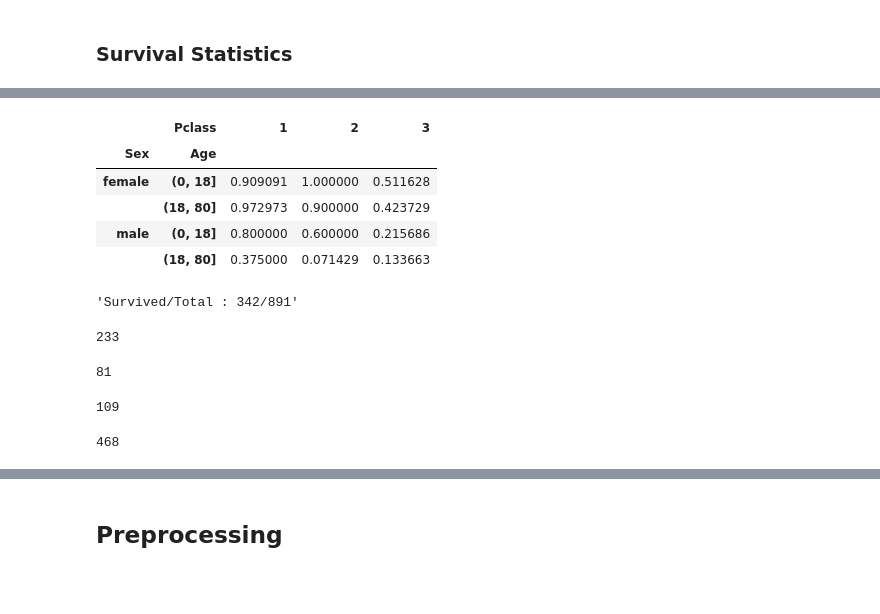
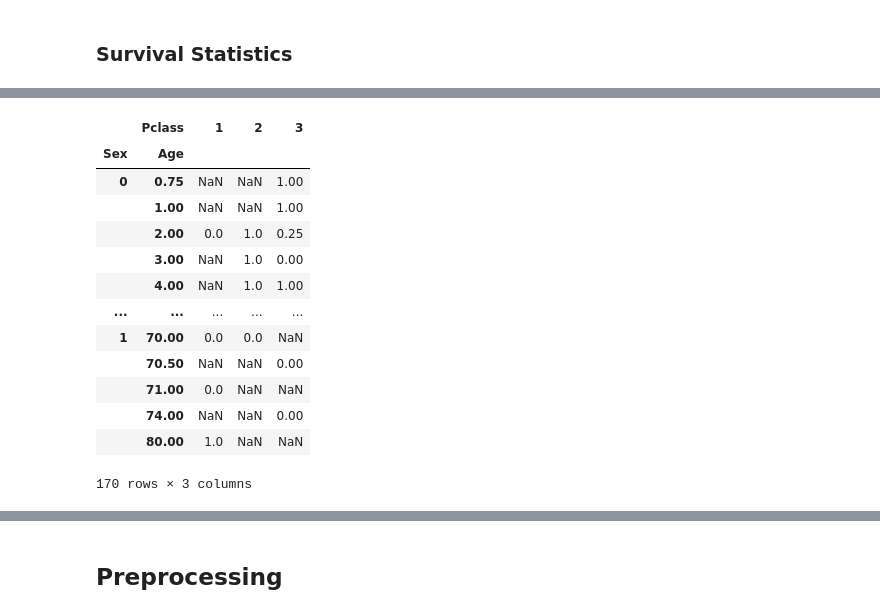
Before and after one commit to abgnpr/learning-datascience, a Jupyter notebook: kaggle/titanic/titanic.ipynb, the cells around one changed output, grey strips where cells are left out. Cells and saved outputs as stored; diff of their text form; code cells hidden in the pictures; blank space fills up the shorter version.

```diff
--- a/kaggle/titanic/titanic.ipynb
+++ b/kaggle/titanic/titanic.ipynb
@@ -86,0 +187,4 @@ Total number of records with null: 708
+# %%
+from sklearn.preprocessing import LabelEncoder
+data.Sex = LabelEncoder().fit_transform(data.Sex)
+data.Sex.value_counts()
@@ -86,0 +202,4 @@ Total number of records with null: 708
+# %%
+from sklearn.impute import KNNImputer
+selected_columns = ['Pclass', 'Sex', 'Age', 'SibSp', 'Parch', 'Fare', 'Cabin', 'Embarked']
+data.Age = KNNImputer(n_neighbors=2, weights='uniform').fit_transform(data[selected_columns].values)[:, 2]
@@ -86,0 +261,5 @@ Total number of records with null: 708
+# %%
+data.Survived = data.Survived.astype('bool')
+# %%
+int_columns = data.columns[(data.dtypes=='int64') | (data.dtypes=='int32')]
+data[int_columns] = data[int_columns].astype('int8')
@@ -120,32 +329,20 @@ age = pd.cut(data['Age'], [0,18,80])
 # %%
-data.pivot_table('Survived', ['Sex', age], 'Pclass')
+data.pivot_table('Survived', ['Sex', 'Age'], 'Pclass')
 # %% [output]
 |  | Pclass | 1 | 2 | 3 |
 | Sex | Age |  |  |  |
-| female | (0, 18] | 0.909091 | 1.000000 | 0.511628 |
-|  | (18, 80] | 0.972973 | 0.900000 | 0.423729 |
-| male | (0, 18] | 0.800000 | 0.600000 | 0.215686 |
-|  | (18, 80] | 0.375000 | 0.071429 | 0.133663 |
+| 0 | 0.75 | NaN | NaN | 1.00 |
+|  | 1.00 | NaN | NaN | 1.00 |
+|  | 2.00 | 0.0 | 1.0 | 0.25 |
+|  | 3.00 | NaN | 1.0 | 0.00 |
+|  | 4.00 | NaN | 1.0 | 1.00 |
+| ... | ... | ... | ... | ... |
+| 1 | 70.00 | 0.0 | 0.0 | NaN |
+|  | 70.50 | NaN | NaN | 0.00 |
+|  | 71.00 | 0.0 | NaN | NaN |
+|  | 74.00 | NaN | NaN | 0.00 |
+|  | 80.00 | 1.0 | NaN | NaN |
+170 rows × 3 columns
-# %%
-f'Survived/Total : {data.Survived.sum()}/{len(data.Survived)}'
-# %% [output]
-'Survived/Total : 342/891'
-# %%
-len(data.loc[(data.Survived == 1) & (data.Sex == 'female')])
-# %% [output]
-233
-# %%
-len(data.loc[(data.Survived == 0) & (data.Sex == 'female')])
-# %% [output]
-81
-# %%
-len(data.loc[(data.Survived == 1) & (data.Sex == 'male')])
-# %% [output]
-109
-# %%
-len(data.loc[(data.Survived == 0) & (data.Sex == 'male')])
-# %% [output]
-468
 # %%
 embarked_counts = data.Embarked.value_counts()
 plt.bar(embarked_counts.index, embarked_counts.values)
```
Also changed, not shown: parts of 47 cells of this notebook, 11 other files.
